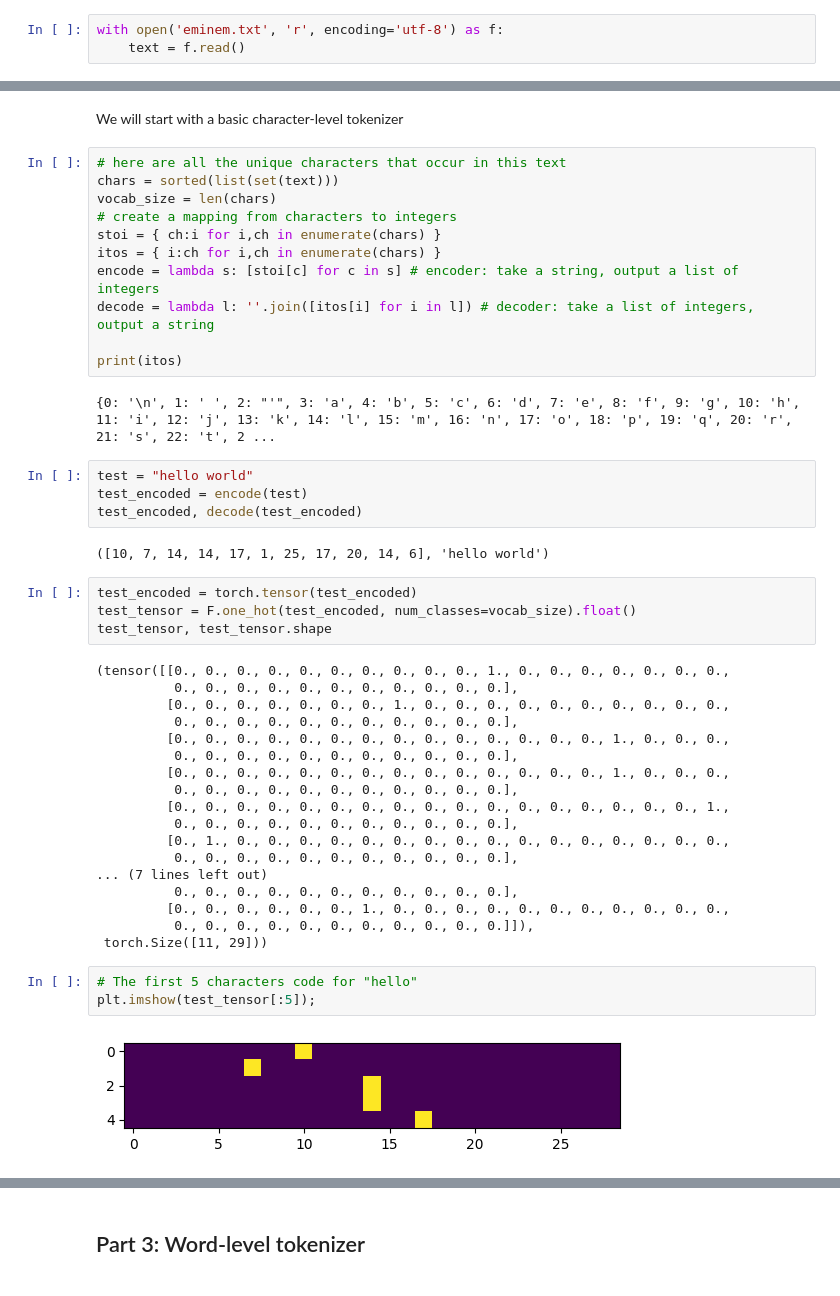
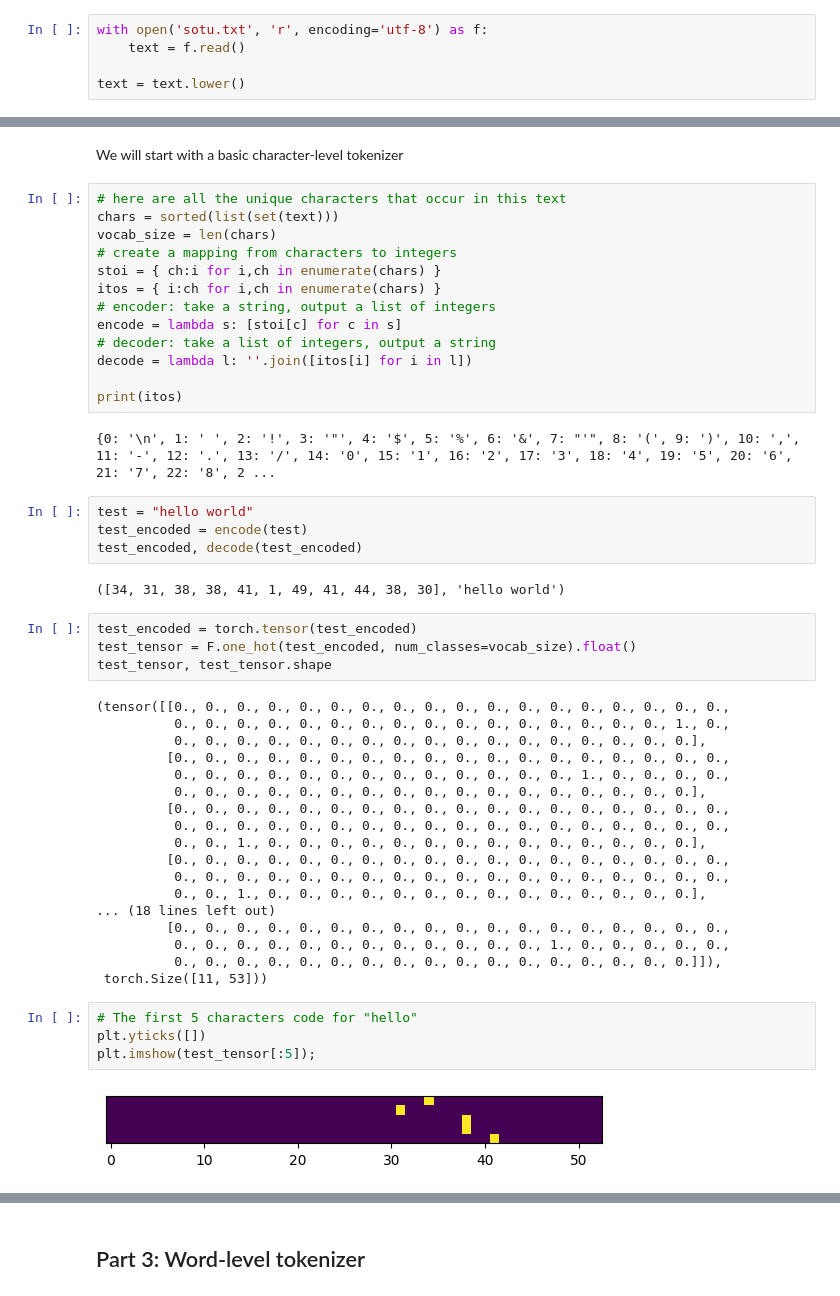
Before and after one commit to nathanael-fijalkow/LLM_from_scratch, a Jupyter notebook: LLM from scratch.ipynb, the cells around one changed output, grey strips where cells are left out. Saved outputs shown, nothing was run; the diff lists cells and outputs as text.

Commit message:
clean-up. Added a lot of comments. Replaced Eminem dataset with State of the Union speeches

```diff
--- a/LLM from scratch.ipynb
+++ b/LLM from scratch.ipynb
@@ -35,6 +41,8 @@ n_layer = 4
 # %%
-with open('eminem.txt', 'r', encoding='utf-8') as f:
+with open('sotu.txt', 'r', encoding='utf-8') as f:
     text = f.read()
+
+text = text.lower()
 # %%
 data_size = len(text)
 data_size
@@ -53,42 +75,45 @@ vocab_size = len(chars)
 # create a mapping from characters to integers
 stoi = { ch:i for i,ch in enumerate(chars) }
 itos = { i:ch for i,ch in enumerate(chars) }
-encode = lambda s: [stoi[c] for c in s] # encoder: take a string, output a list of integers
-decode = lambda l: ''.join([itos[i] for i in l]) # decoder: take a list of integers, output a string
+# encoder: take a string, output a list of integers
+encode = lambda s: [stoi[c] for c in s]
+# decoder: take a list of integers, output a string
+decode = lambda l: ''.join([itos[i] for i in l])
 
 print(itos)
 # %% [output]
-{0: '\n', 1: ' ', 2: "'", 3: 'a', 4: 'b', 5: 'c', 6: 'd', 7: 'e', 8: 'f', 9: 'g', 10: 'h', 11: 'i', 12: 'j', 13: 'k', 14: 'l', 15: 'm', 16: 'n', 17: 'o', 18: 'p', 19: 'q', 20: 'r', 21: 's', 22: 't', 2 ...
+{0: '\n', 1: ' ', 2: '!', 3: '"', 4: '$', 5: '%', 6: '&', 7: "'", 8: '(', 9: ')', 10: ',', 11: '-', 12: '.', 13: '/', 14: '0', 15: '1', 16: '2', 17: '3', 18: '4', 19: '5', 20: '6', 21: '7', 22: '8', 2 ...
 # %%
 test = "hello world"
 test_encoded = encode(test)
 test_encoded, decode(test_encoded)
 # %% [output]
-([10, 7, 14, 14, 17, 1, 25, 17, 20, 14, 6], 'hello world')
+([34, 31, 38, 38, 41, 1, 49, 41, 44, 38, 30], 'hello world')
 # %%
 test_encoded = torch.tensor(test_encoded)
 test_tensor = F.one_hot(test_encoded, num_classes=vocab_size).float()
 test_tensor, test_tensor.shape
 # %% [output]
-(tensor([[0., 0., 0., 0., 0., 0., 0., 0., 0., 0., 1., 0., 0., 0., 0., 0., 0., 0.,
-          0., 0., 0., 0., 0., 0., 0., 0., 0., 0., 0.],
-         [0., 0., 0., 0., 0., 0., 0., 1., 0., 0., 0., 0., 0., 0., 0., 0., 0., 0.,
-          0., 0., 0., 0., 0., 0., 0., 0., 0., 0., 0.],
-         [0., 0., 0., 0., 0., 0., 0., 0., 0., 0., 0., 0., 0., 0., 1., 0., 0., 0.,
-          0., 0., 0., 0., 0., 0., 0., 0., 0., 0., 0.],
-         [0., 0., 0., 0., 0., 0., 0., 0., 0., 0., 0., 0., 0., 0., 1., 0., 0., 0.,
-          0., 0., 0., 0., 0., 0., 0., 0., 0., 0., 0.],
-         [0., 0., 0., 0., 0., 0., 0., 0., 0., 0., 0., 0., 0., 0., 0., 0., 0., 1.,
-          0., 0., 0., 0., 0., 0., 0., 0., 0., 0., 0.],
-         [0., 1., 0., 0., 0., 0., 0., 0., 0., 0., 0., 0., 0., 0., 0., 0., 0., 0.,
-          0., 0., 0., 0., 0., 0., 0., 0., 0., 0., 0.],
-... (7 lines left out)
-          0., 0., 0., 0., 0., 0., 0., 0., 0., 0., 0.],
-         [0., 0., 0., 0., 0., 0., 1., 0., 0., 0., 0., 0., 0., 0., 0., 0., 0., 0.,
-          0., 0., 0., 0., 0., 0., 0., 0., 0., 0., 0.]]),
- torch.Size([11, 29]))
+(tensor([[0., 0., 0., 0., 0., 0., 0., 0., 0., 0., 0., 0., 0., 0., 0., 0., 0., 0.,
+          0., 0., 0., 0., 0., 0., 0., 0., 0., 0., 0., 0., 0., 0., 0., 0., 1., 0.,
+          0., 0., 0., 0., 0., 0., 0., 0., 0., 0., 0., 0., 0., 0., 0., 0., 0.],
+         [0., 0., 0., 0., 0., 0., 0., 0., 0., 0., 0., 0., 0., 0., 0., 0., 0., 0.,
+          0., 0., 0., 0., 0., 0., 0., 0., 0., 0., 0., 0., 0., 1., 0., 0., 0., 0.,
+          0., 0., 0., 0., 0., 0., 0., 0., 0., 0., 0., 0., 0., 0., 0., 0., 0.],
+         [0., 0., 0., 0., 0., 0., 0., 0., 0., 0., 0., 0., 0., 0., 0., 0., 0., 0.,
+          0., 0., 0., 0., 0., 0., 0., 0., 0., 0., 0., 0., 0., 0., 0., 0., 0., 0.,
+          0., 0., 1., 0., 0., 0., 0., 0., 0., 0., 0., 0., 0., 0., 0., 0., 0.],
+         [0., 0., 0., 0., 0., 0., 0., 0., 0., 0., 0., 0., 0., 0., 0., 0., 0., 0.,
+          0., 0., 0., 0., 0., 0., 0., 0., 0., 0., 0., 0., 0., 0., 0., 0., 0., 0.,
+          0., 0., 1., 0., 0., 0., 0., 0., 0., 0., 0., 0., 0., 0., 0., 0., 0.],
+... (18 lines left out)
+         [0., 0., 0., 0., 0., 0., 0., 0., 0., 0., 0., 0., 0., 0., 0., 0., 0., 0.,
+          0., 0., 0., 0., 0., 0., 0., 0., 0., 0., 0., 0., 1., 0., 0., 0., 0., 0.,
+          0., 0., 0., 0., 0., 0., 0., 0., 0., 0., 0., 0., 0., 0., 0., 0., 0.]]),
+ torch.Size([11, 53]))
 # %%
 # The first 5 characters code for "hello"
+plt.yticks([])
 plt.imshow(test_tensor[:5]);
 # %% [output]
-[figure, old version]
+[figure, new version]
```
Also changed, not shown: parts of 112 cells of this notebook, 4 other files.
